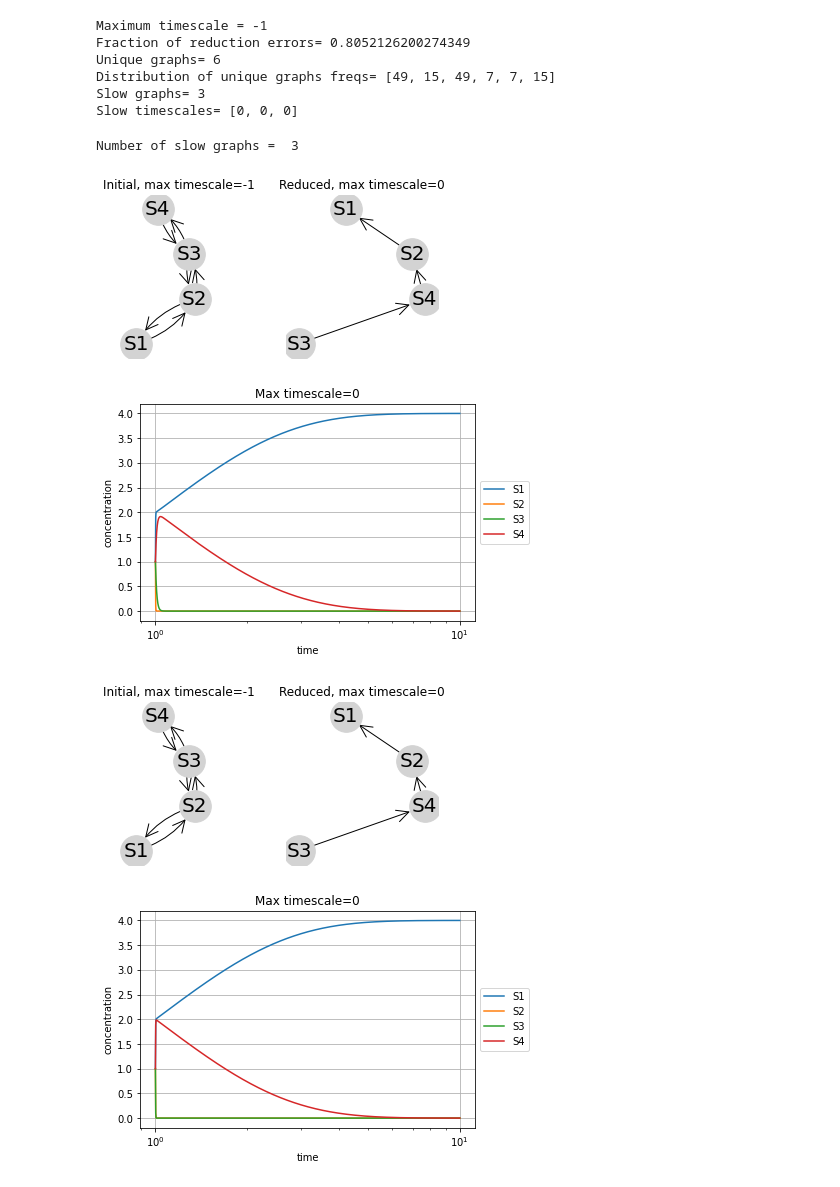
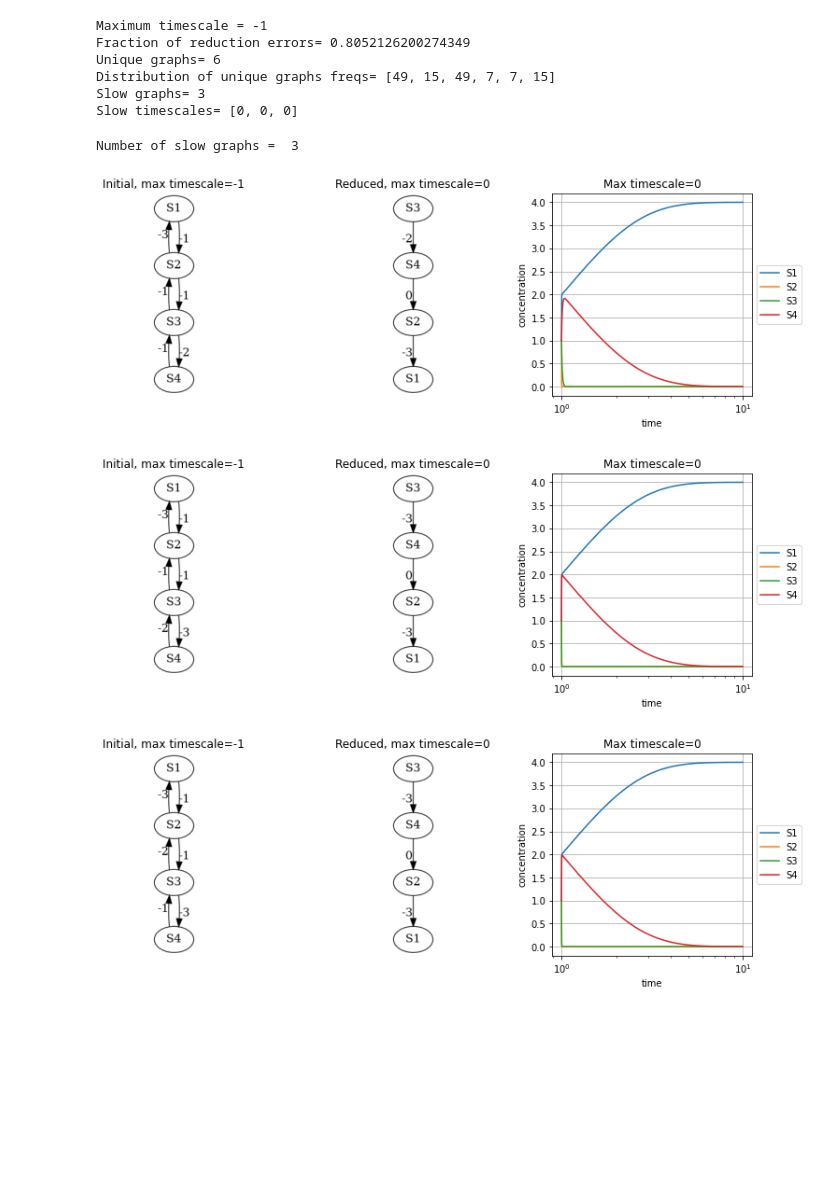
Before and after one commit to oradules/LNetReduce, a Jupyter notebook: Example_Petrov_paper.ipynb, the cells around one changed output. Cells and saved outputs as stored; diff of their text form; code cells hidden in the pictures; blank space fills up the shorter version.

```diff
--- a/Example_Petrov_paper.ipynb
+++ b/Example_Petrov_paper.ipynb
@@ -4,6 +4,16 @@ import lnetreduce
 import numpy as np
 import networkx as nx
 import matplotlib.pyplot as plt
+from PIL import Image
+from io import BytesIO
+import io
+
+def convert_image(im):
+    b = BytesIO()
+    b.write(im.data)
+    data = b.getvalue()
+    im_conv = Image.open(io.BytesIO(data))
+    return im_conv
 # %% [markdown]
 We load the file containing the model from https://link.springer.com/chapter/10.1007/978-3-030-60327-4_3#Fig2
 ![](https://media.springernature.com/original/springer-static/image/chp%3A10.1007%2F978-3-030-60327-4_3/MediaObjects/496159_1_En_3_Fig2_HTML.png)
@@ -110,33 +122,35 @@ Slow timescales= [0, 0, 0]
 # %%
 # draw slow graphs
 print('Number of slow graphs = ',len(slow_graphs))
 
 max_number_of_graphs = 5
 most_slow = True
 if most_slow:
     irx = np.argsort(-np.array(slow_timescales))
 else:
     irx = np.argsort(np.array(slow_timescales))
 
 for k,i in enumerate(irx):
-    plt.figure(figsize=(6.0,3.0))
-    plt.subplot(1,2,1)
+    plt.figure(figsize=(13.0,4.0))
+    plt.subplot(1,3,1)
     ugr = slow_graphs[i]
-    lnetreduce.plot_graph(ugr, curve=True)
+    plt.imshow(convert_image(lnetreduce.plot_graph(ugr)))
+    plt.axis('off')
     plt.title('Initial, max timescale='+str(get_max_timescale(ugr)))
 
-    plt.subplot(1,2,2)
+    plt.subplot(1,3,2)
     ugr = lnetreduce.reduce_graph(ugr)
-    lnetreduce.plot_graph(ugr)
+    plt.imshow(convert_image(lnetreduce.plot_graph(ugr)))
+    plt.axis('off')
     plt.title('Reduced, max timescale='+str(slow_timescales[i]))
+
+    plt.subplot(1,3,3)
+    lnetreduce.simulate_and_plot(ugr, timescale, title='Max timescale='+str(slow_timescales[i]), method='odeint')
     plt.show()
 
-    lnetreduce.simulate_and_plot(ugr, timescale, title='Max timescale='+str(slow_timescales[i]), method='odeint')
-
     if k > max_number_of_graphs: break
 # %% [output]
 Number of slow graphs =  3
-[figure, old version]
+[figure, new version]
-[figure, old version]
+[figure, new version]
-[figure, old version]
+[figure, new version]
-[figure, removed]
```
Also changed, not shown: parts of 4 cells of this notebook.
